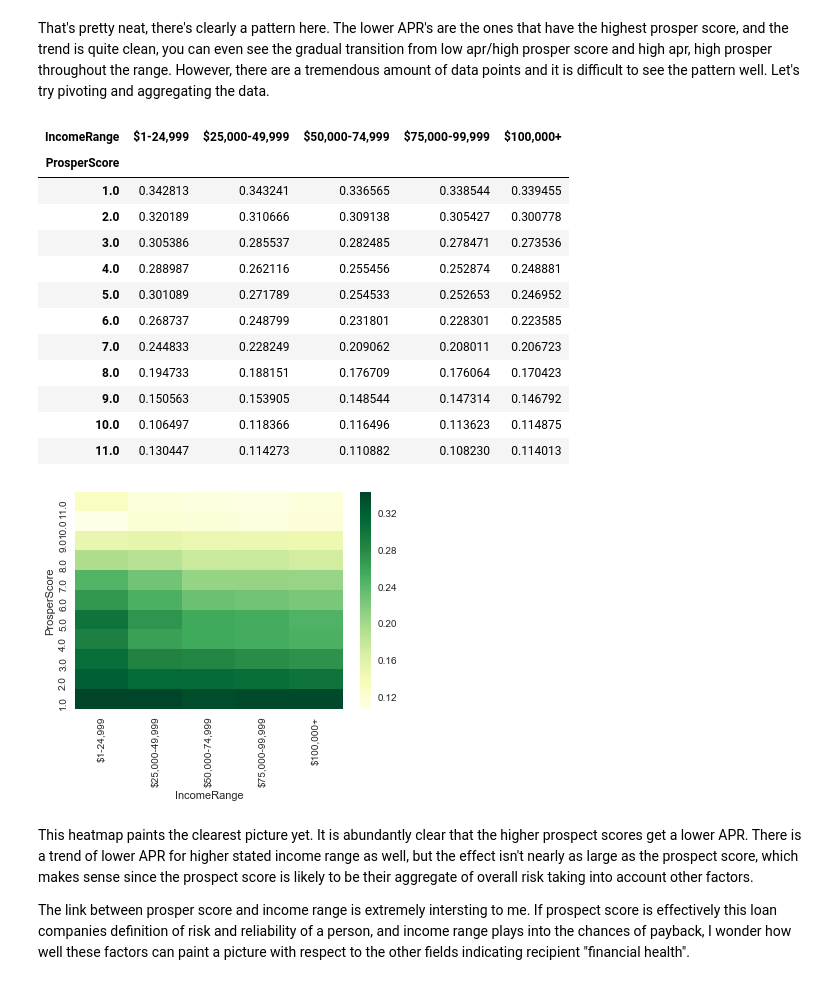
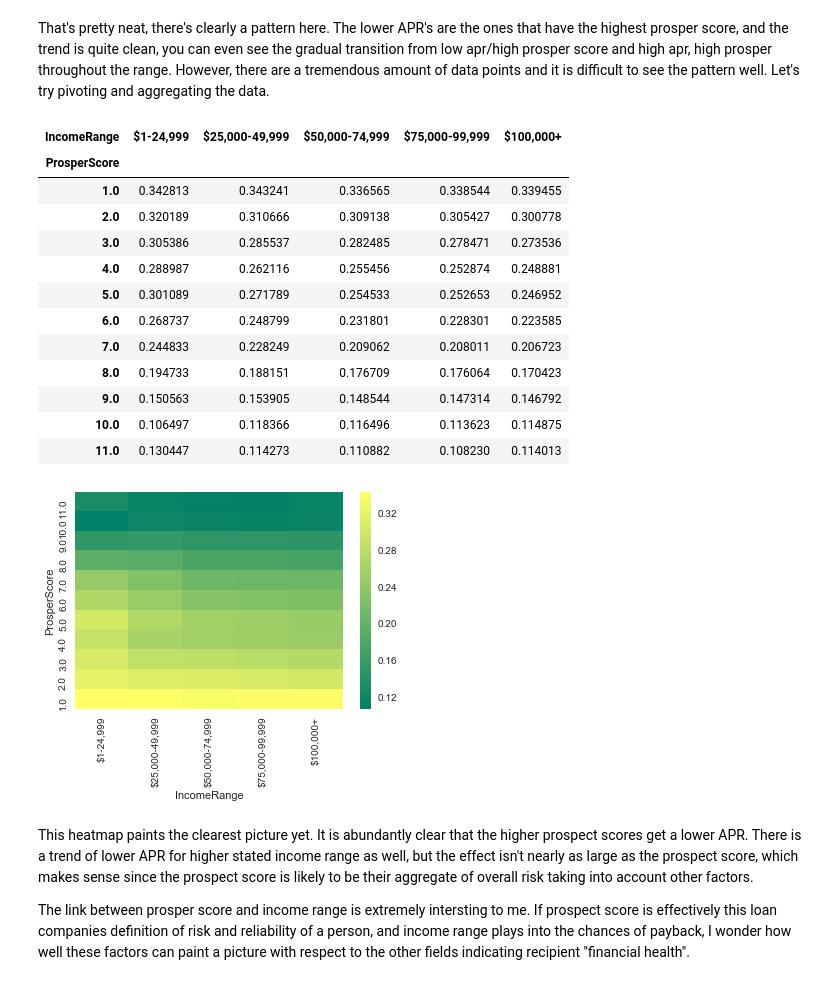
Before and after one commit to Daynil/data-analytics-nanodegree, a Jupyter notebook: Data Wrangling and Exploratory Data Analysis.ipynb, the cells around one changed output. Saved outputs shown, nothing was run; the diff lists cells and outputs as text; code cells hidden in the pictures.

```diff
--- a/Data Wrangling and Exploratory Data Analysis.ipynb
+++ b/Data Wrangling and Exploratory Data Analysis.ipynb
@@ -289,28 +289,27 @@ plt.ylim(0, 100000)
 # %% [markdown]
 That's pretty neat, there's clearly a pattern here. The lower APR's are the ones that have the highest prosper score, and the trend is quite clean, you can even see the gradual transition from low apr/high prosper score and high apr, high prosper throughout the range. However, there are a tremendous amount of data points and it is difficult to see the pattern well. Let's try pivoting and aggregating the data.
 # %%
-ldf_heat = pd.pivot_table(ldf, index='ProsperScore', columns='IncomeRange', values='BorrowerAPR')
-ldf_heat = ldf_heat[['$1-24,999', '$25,000-49,999',
+ldf_apr = pd.pivot_table(ldf, index='ProsperScore', columns='IncomeRange', values='BorrowerAPR')
+ldf_apr = ldf_apr[['$1-24,999', '$25,000-49,999',
                      '$50,000-74,999', '$75,000-99,999','$100,000+']]
-ax = sns.heatmap(ldf_heat, cmap="YlGn")
-ldf_heat
+ax = sns.heatmap(ldf_apr, cmap="summer")
 ax.invert_yaxis()
-ldf_heat
+ldf_apr
 # %% [output]
 | IncomeRange | $1-24,999 | $25,000-49,999 | $50,000-74,999 | $75,000-99,999 | $100,000+ |
 | ProsperScore |  |  |  |  |  |
 | 1.0 | 0.342813 | 0.343241 | 0.336565 | 0.338544 | 0.339455 |
 | 2.0 | 0.320189 | 0.310666 | 0.309138 | 0.305427 | 0.300778 |
 | 3.0 | 0.305386 | 0.285537 | 0.282485 | 0.278471 | 0.273536 |
 | 4.0 | 0.288987 | 0.262116 | 0.255456 | 0.252874 | 0.248881 |
 | 5.0 | 0.301089 | 0.271789 | 0.254533 | 0.252653 | 0.246952 |
 | 6.0 | 0.268737 | 0.248799 | 0.231801 | 0.228301 | 0.223585 |
 | 7.0 | 0.244833 | 0.228249 | 0.209062 | 0.208011 | 0.206723 |
 | 8.0 | 0.194733 | 0.188151 | 0.176709 | 0.176064 | 0.170423 |
 | 9.0 | 0.150563 | 0.153905 | 0.148544 | 0.147314 | 0.146792 |
 | 10.0 | 0.106497 | 0.118366 | 0.116496 | 0.113623 | 0.114875 |
 | 11.0 | 0.130447 | 0.114273 | 0.110882 | 0.108230 | 0.114013 |
-[figure, old version]
+[figure, new version]
 # %% [markdown]
 This heatmap paints the clearest picture yet. It is abundantly clear that the higher prospect scores get a lower APR. There is a trend of lower APR for higher stated income range as well, but the effect isn't nearly as large as the prospect score, which makes sense since the prospect score is likely to be their aggregate of overall risk taking into account other factors.
 
```
Also changed, not shown: parts of 6 cells of this notebook.
